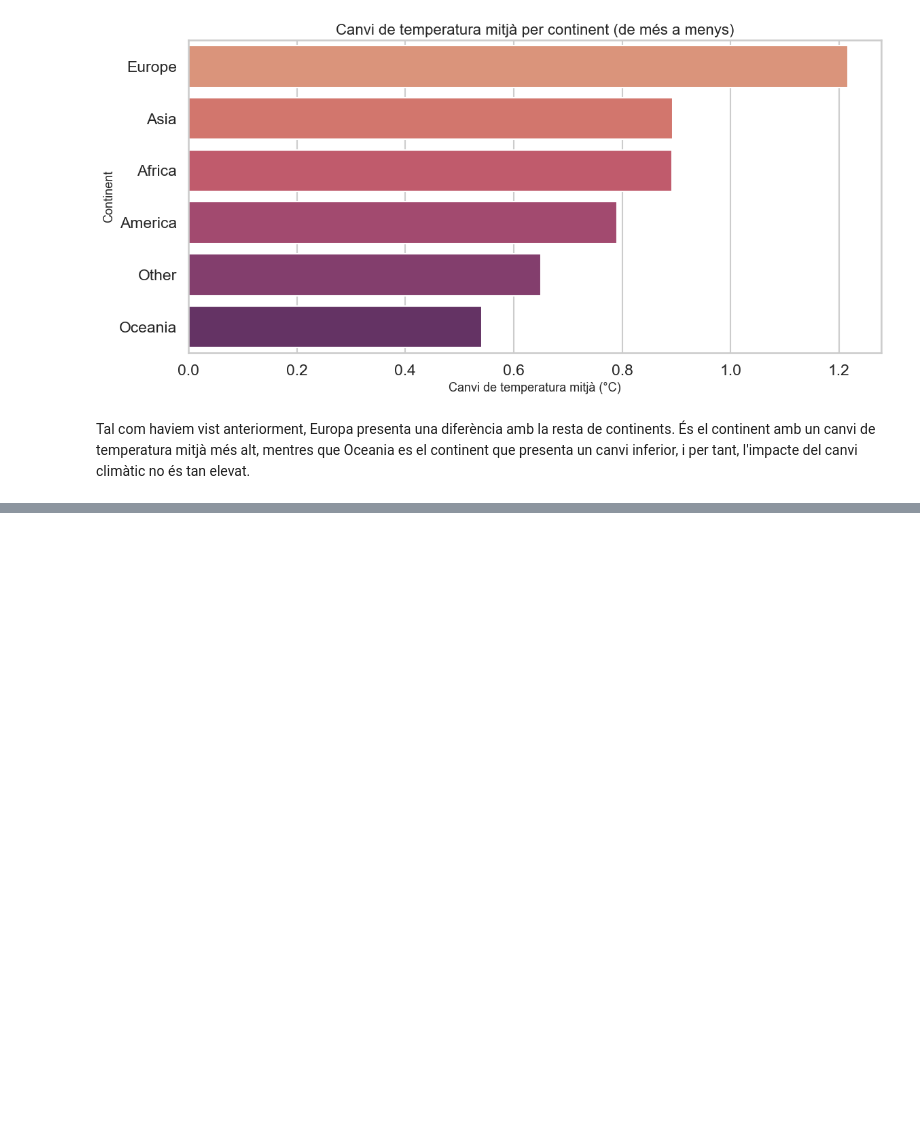
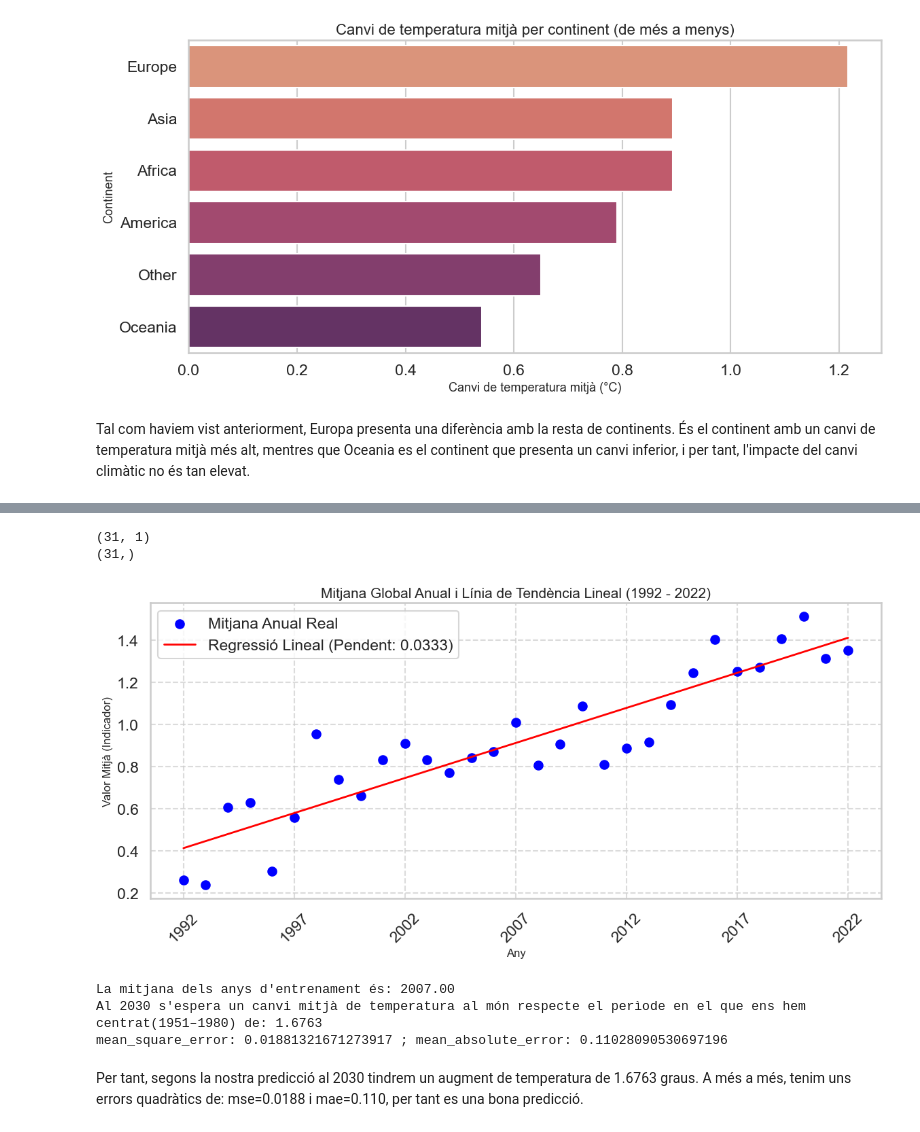
Before and after one commit to 1702938/Aprenentatge, a Jupyter notebook: PracticaKaggle.ipynb, the cells around one changed output, grey strips where cells are left out. Drawn from its saved outputs; the diff is of its cells as text; code cells hidden in the pictures; blank space fills up the shorter version.

Commit message:
Regressió

```diff
--- a/PracticaKaggle.ipynb
+++ b/PracticaKaggle.ipynb
@@ -637,0 +725,4 @@ Tal com haviem vist anteriorment, Europa presenta una diferència amb la resta d
+# %%
+globals = climate.loc[ :, 'F1992': 'F2022']
+print(f'shape: {globals.shape}')
+globals
@@ -637,0 +744,8 @@ Tal com haviem vist anteriorment, Europa presenta una diferència amb la resta d
+# %%
+f = np.array([year for year in range(1992, 2023)])
+print(X.shape)
+m = globals.values.flatten()
+print(y.shape)
+# %% [output]
+(31, 1)
+(31,)
@@ -637,0 +804,59 @@ Tal com haviem vist anteriorment, Europa presenta una diferència amb la resta d
+# %%
+plot_mean_with_regression(globals)
+# %% [output]
+[figure, added]
+# %%
+def predict_2030(df_globals):
+    """
+    Calcula la mitjana anual, ajusta la regressió lineal i prediu el valor
+    (canvi de temperatura/indicador) per a l'any 2030, aplicant el centrat
+    si va ser necessari en l'entrenament.
+    """
+    from sklearn.linear_model import LinearRegression
+
+    # 1. Obtenir les dades d'entrenament (Mitjana Anual)
+    mean_by_year_series = df_globals.mean(axis=0)
+    f = mean_by_year_series.index.str.replace('F', '').astype(int).values
+    m = mean_by_year_series.values
+
+    # === PAS CRUCIAL: Centrat de les dades d'entrenament ===
+    # Trobem la mitjana dels anys (variable X original)
+    f_mean = np.mean(f)
+    F_train_centered = f - f_mean
+
+    # Reestructuració a (n_samples, 1)
+    F_train_reshaped = F_train_centered.reshape(-1, 1)
+
+    # 2. Entrenar el Model (sobre les dades centrades)
+    lr = LinearRegression()
+    lr.fit(F_train_reshaped, m)
+
+    # 3. Preparar la Predicció per a 2030
+
+    # Centrar l'any 2030 utilitzant la MATEIXA mitjana d'entrenament
+    year_to_predict = 2030
+    F_predict_centered = year_to_predict - f_mean
+
+    # Reestructurar per al mètode predict
+    X_predict_reshaped = np.array([[F_predict_centered]])
+
+    # 4. Predicció
+    prediction_2030 = lr.predict(X_predict_reshaped)[0]
+    y_predi=lr.predict(F_train_reshaped)
+    print(f"La mitjana dels anys d'entrenament és: {f_mean:.2f}")
+    print(f"Al 2030 s'espera un canvi mitjà de temperatura al món respecte el perìode en el que ens hem centrat(1951–1980) de: {prediction_2030:.4f}")
+    #Calculem l'error de la nostra predicció
+    mse = mean_squared_error(m, y_predi)
+    mae = mean_absolute_error(m, y_predi)
+    print(f'mean_square_error: {mse} ; mean_absolute_error: {mae}')
+    return prediction_2030
+
+
+
+prediction = predict_2030(globals)
+# %% [output]
+La mitjana dels anys d'entrenament és: 2007.00
+Al 2030 s'espera un canvi mitjà de temperatura al món respecte el perìode en el que ens hem centrat(1951–1980) de: 1.6763
+mean_square_error: 0.01881321671273917 ; mean_absolute_error: 0.11028090530697196
+# %% [markdown]
+Per tant, segons la nostra predicció al 2030 tindrem un augment de temperatura de 1.6763 graus. A més a més, tenim uns errors quadràtics de: mse=0.0188 i mae=0.110, per tant es una bona predicció.
```
Also changed, not shown: parts of 17 cells of this notebook.
